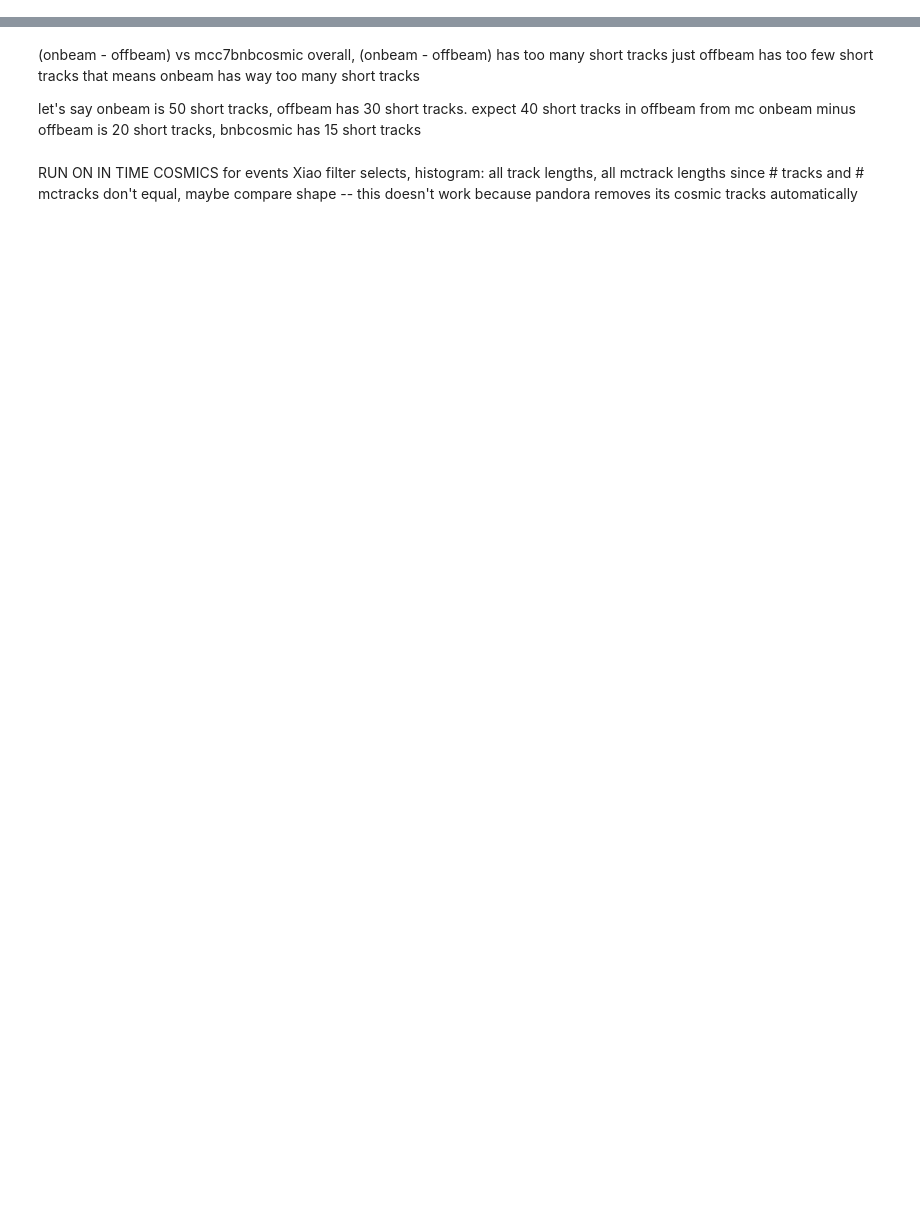
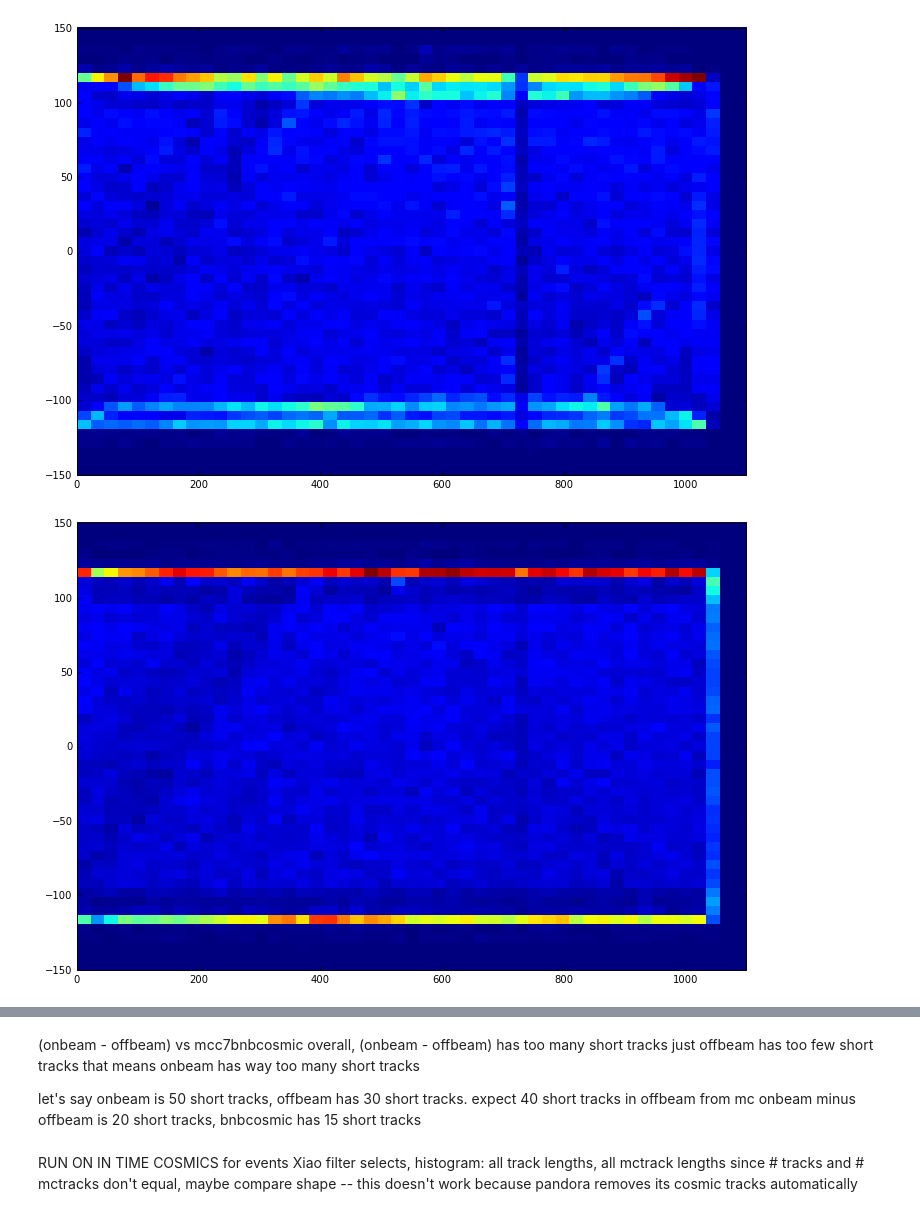
Before and after one commit to kaleko/KalekoAna, a Jupyter notebook: TrackStudy/mac/track_data_mc_comparisons.ipynb, the cells around one changed output, grey strips where cells are left out. Cells and saved outputs as stored; diff of their text form; code cells hidden in the pictures; blank space fills up the shorter version.

```diff
--- a/TrackStudy/mac/track_data_mc_comparisons.ipynb
+++ b/TrackStudy/mac/track_data_mc_comparisons.ipynb
@@ -9,5 +9,5 @@ import re
 
 from root_numpy import root2array
 # %%
-filedir = '/Users/davidkaleko/larlite/UserDev/KalekoAna/TrackStudy/mac/polished_output/'
+filedir = '/Users/davidkaleko/larlite/UserDev/KalekoAna/TrackStudy/mac/stitched_polished_output/'
 !ls $filedir
@@ -26,5 +37,0 @@ n_evts_analyzed = { 'mcbkg' : 20602, 'databkg' : 379637, 'datanu' : 545906, 'mcn
-# %%
-df_dict = {}
-
-for sample, filepath in files.iteritems():
-    df_dict[sample] = pd.DataFrame( root2array ( filepath, 'trk_tree' ) )
@@ -42,0 +59,24 @@ print df_dict['databkg'].columns.values
+# %%
+zmin, zmax = 0.,1100.
+ymin, ymax = -150, 150
+
+zbins = np.linspace(zmin, zmax, 50)
+ybins = np.linspace(ymin, ymax, 50)
+
+plt.figure(figsize=(12,8))
+dataz = df_dict['pandoraNuPMA']['datanu']['trk_end_z'].values
+datay = df_dict['pandoraNuPMA']['datanu']['trk_end_y'].values
+dummy = plt.hist2d(x=dataz,y=datay,normed=True,bins=[zbins,ybins])
+datahist = dummy[0]
+
+plt.figure(figsize=(12,8))
+mcz = df_dict['pandoraNuPMA']['mcnu']['trk_end_z'].values
+mcy = df_dict['pandoraNuPMA']['mcnu']['trk_end_y'].values
+dummy = plt.hist2d(x=mcz,y=mcy,normed=True,bins=[zbins,ybins])
+mchist = dummy[0]
+
+data_over_mc = datahist/mchist
+mc_over_data = mchist/datahist
+# %% [output]
+[figure, added]
+[figure, added]
```
Also changed, not shown: parts of 20 cells of this notebook.
